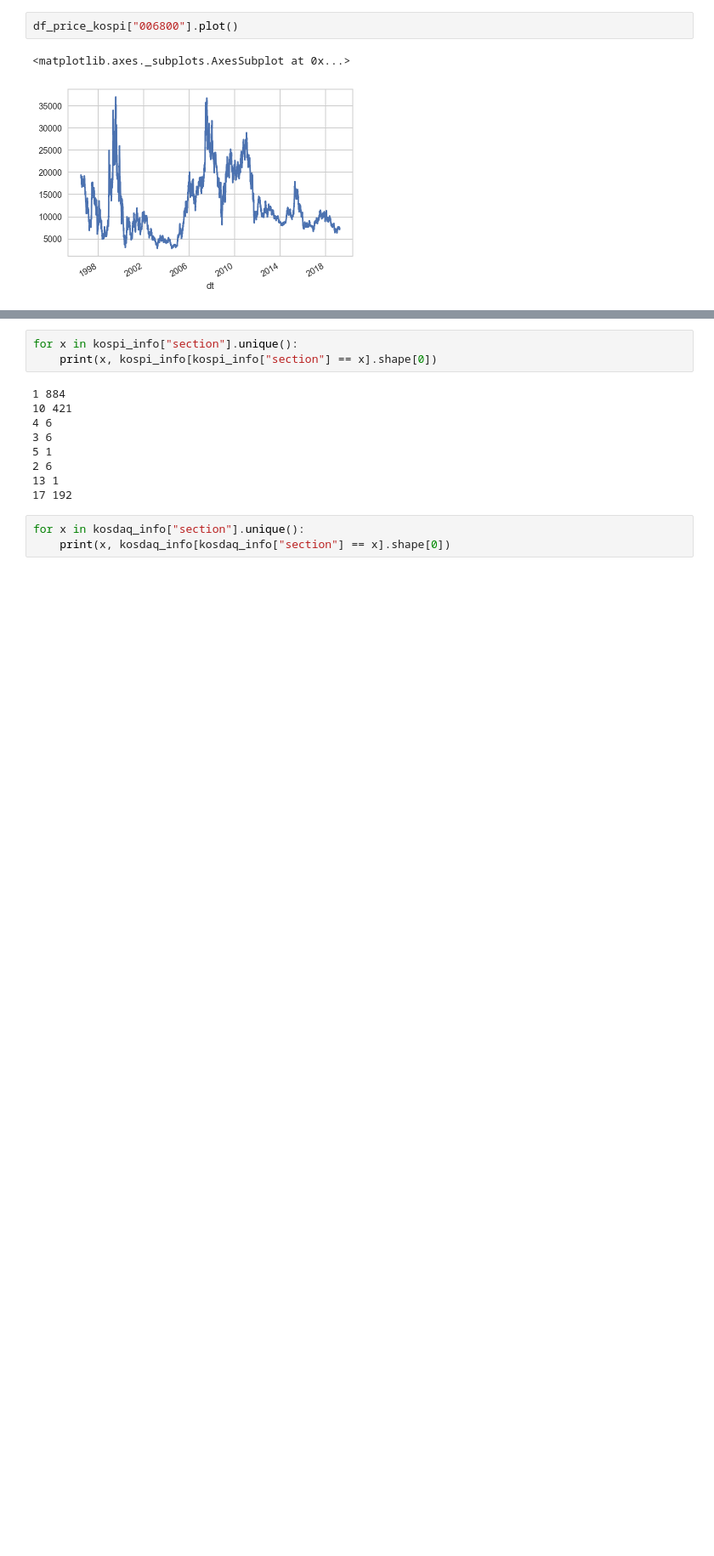
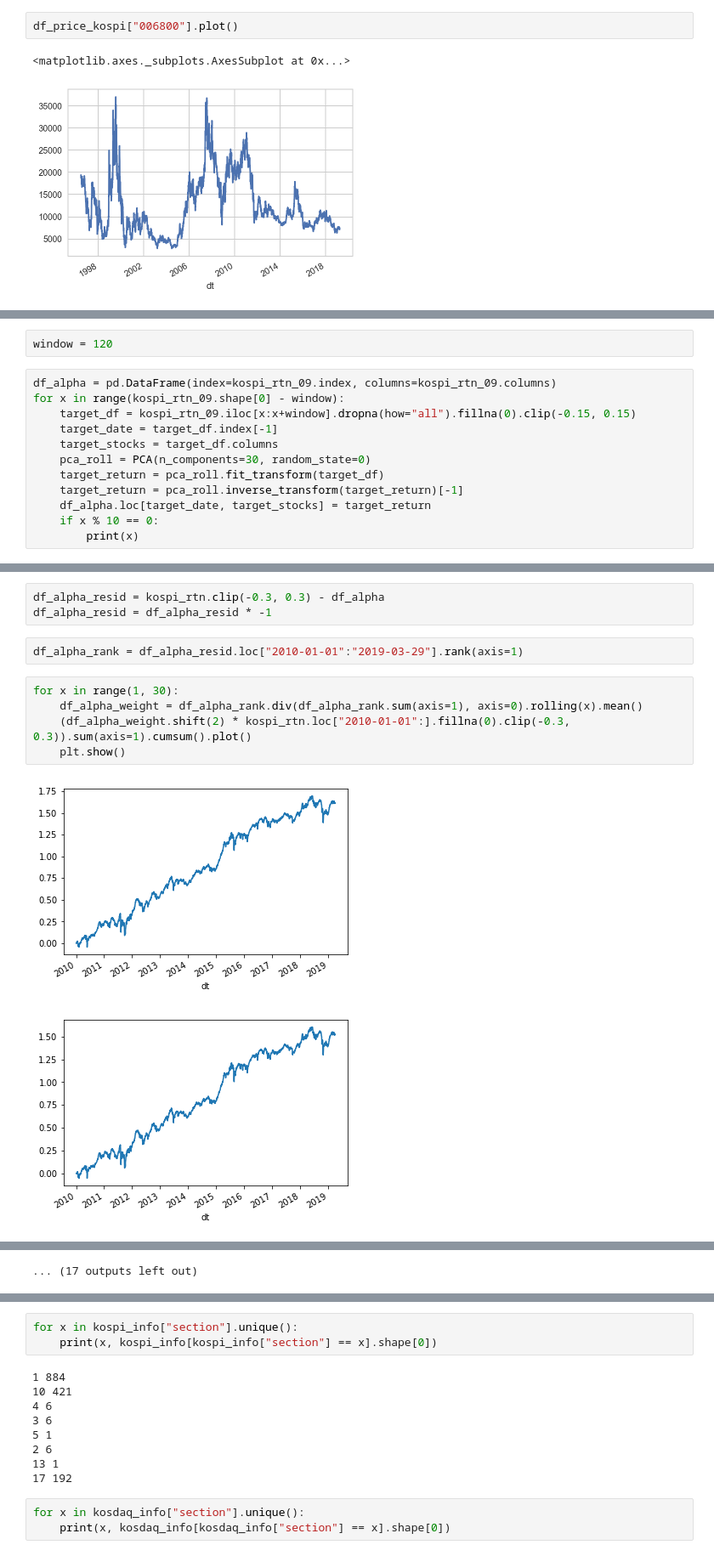
Before and after one commit to kimjungwon90/trade_bot, a Jupyter notebook: ServerSide.ipynb, the cells around one changed output, grey strips where cells are left out. Shown at 85% size. Saved outputs shown, nothing was run; the diff lists cells and outputs as text; blank space fills up the shorter version.

```diff
--- a/ServerSide.ipynb
+++ b/ServerSide.ipynb
@@ -78,0 +115,14 @@ df_stock[df_stock["cr"] > 30]
+# %%
+window = 120
+# %%
+df_alpha = pd.DataFrame(index=kospi_rtn_09.index, columns=kospi_rtn_09.columns)
+for x in range(kospi_rtn_09.shape[0] - window):
+    target_df = kospi_rtn_09.iloc[x:x+window].dropna(how="all").fillna(0).clip(-0.15, 0.15)
+    target_date = target_df.index[-1]
+    target_stocks = target_df.columns
+    pca_roll = PCA(n_components=30, random_state=0)
+    target_return = pca_roll.fit_transform(target_df)
+    target_return = pca_roll.inverse_transform(target_return)[-1]
+    df_alpha.loc[target_date, target_stocks] = target_return
+    if x % 10 == 0:
+        print(x)
@@ -78,0 +147,13 @@ df_stock[df_stock["cr"] > 30]
+# %%
+df_alpha_resid = kospi_rtn.clip(-0.3, 0.3) - df_alpha
+df_alpha_resid = df_alpha_resid * -1
+# %%
+df_alpha_rank = df_alpha_resid.loc["2010-01-01":"2019-03-29"].rank(axis=1)
+# %%
+for x in range(1, 30):
+    df_alpha_weight = df_alpha_rank.div(df_alpha_rank.sum(axis=1), axis=0).rolling(x).mean()
+    (df_alpha_weight.shift(2) * kospi_rtn.loc["2010-01-01":].fillna(0).clip(-0.3, 0.3)).sum(axis=1).cumsum().plot()
+    plt.show()
+# %% [output]
+[figure, added]
+[figure, added]
@@ -78,0 +170 @@ df_stock[df_stock["cr"] > 30]
+... (17 outputs left out)
```
Also changed, not shown: parts of 16 cells of this notebook.
